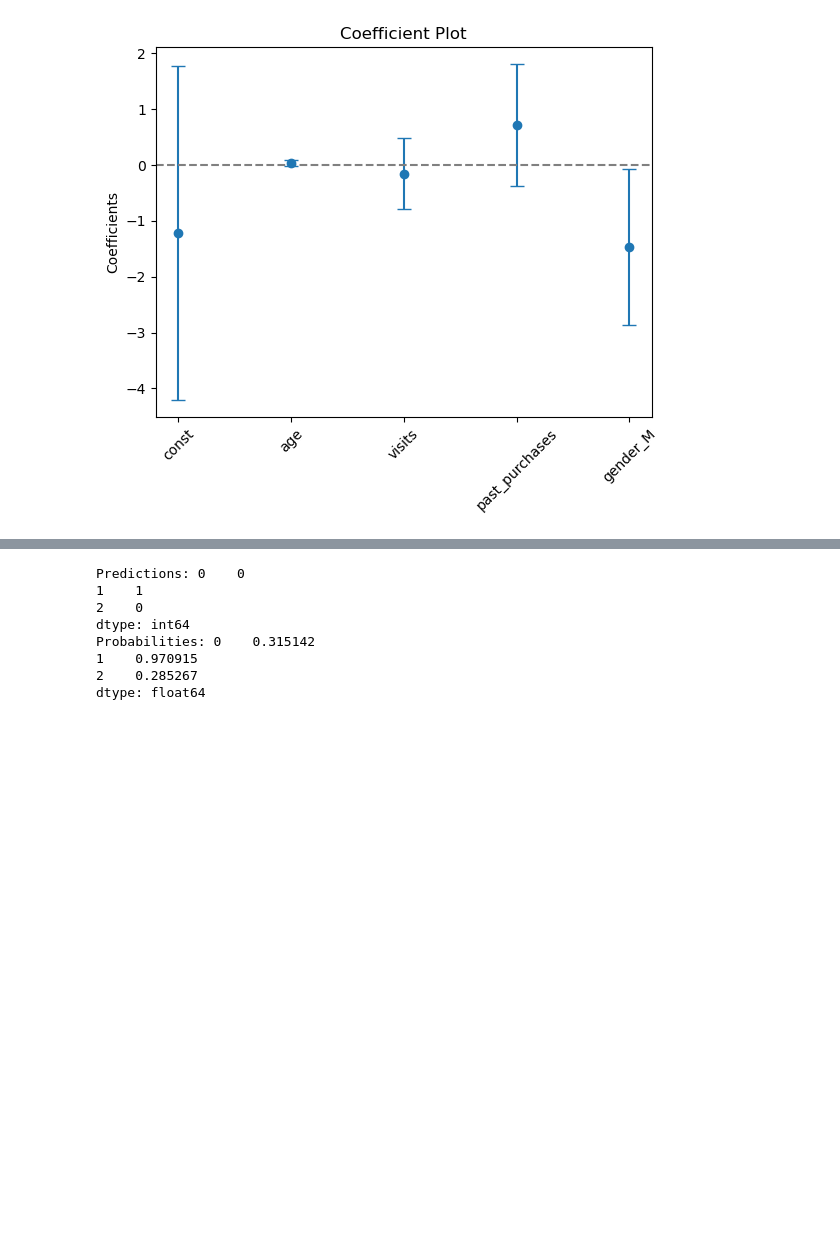
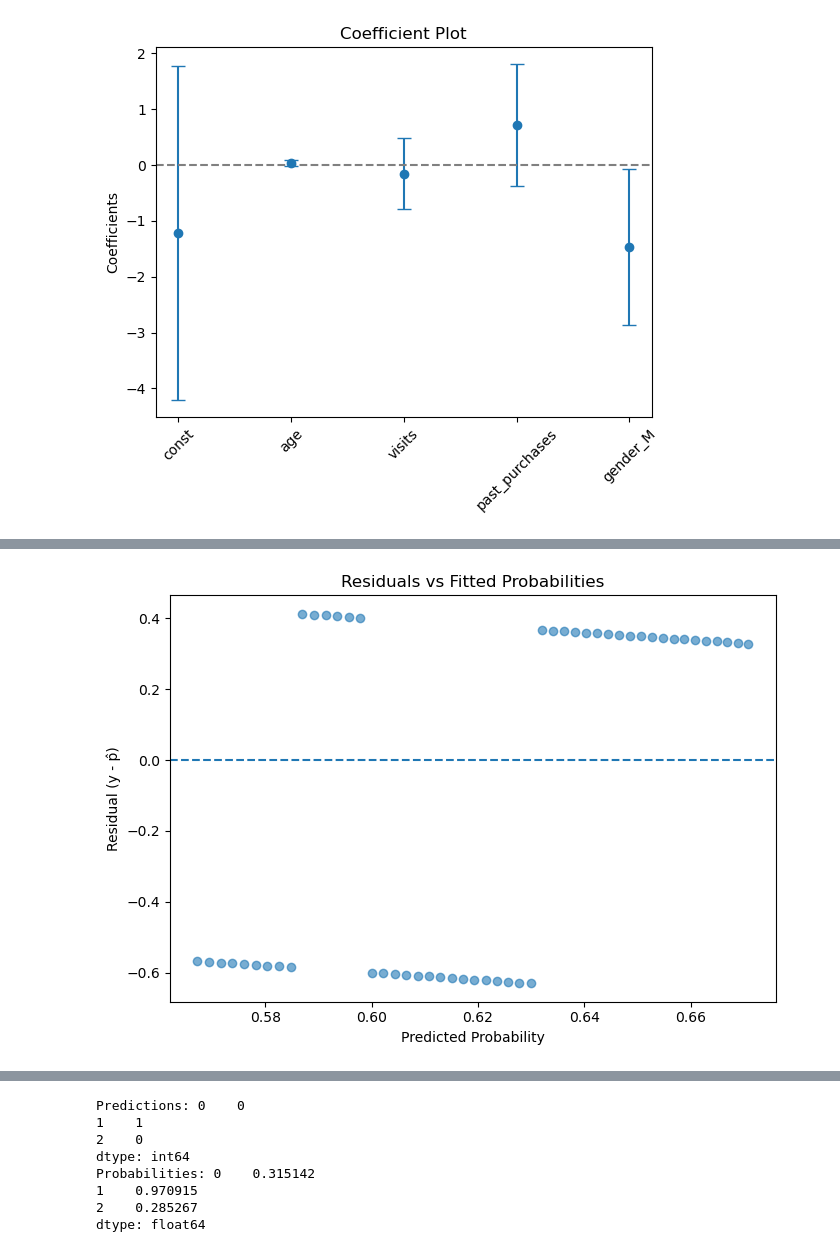
Before and after one commit to rjwrobel86/applied-business-statistics, a Jupyter notebook: notebooks/regression/generalized-linear-models/LogisticRegression.ipynb, the cells around one changed output, grey strips where cells are left out. Drawn from its saved outputs; the diff is of its cells as text; code cells hidden in the pictures; blank space fills up the shorter version.

```diff
--- a/notebooks/regression/generalized-linear-models/LogisticRegression.ipynb
+++ b/notebooks/regression/generalized-linear-models/LogisticRegression.ipynb
@@ -263,0 +311,15 @@ plt.show()
+# %%
+import matplotlib.pyplot as plt
+
+residuals = y - yhat_probabilities
+
+plt.figure(figsize=(7, 5))
+plt.scatter(yhat_probabilities, residuals, alpha=0.6)
+plt.axhline(0, linestyle='--')
+plt.xlabel('Predicted Probability')
+plt.ylabel('Residual (y - p̂)')
+plt.title('Residuals vs Fitted Probabilities')
+plt.tight_layout()
+plt.show()
+# %% [output]
+[figure, added]
```
Also changed, not shown: parts of 13 cells of this notebook, 3 other files.
